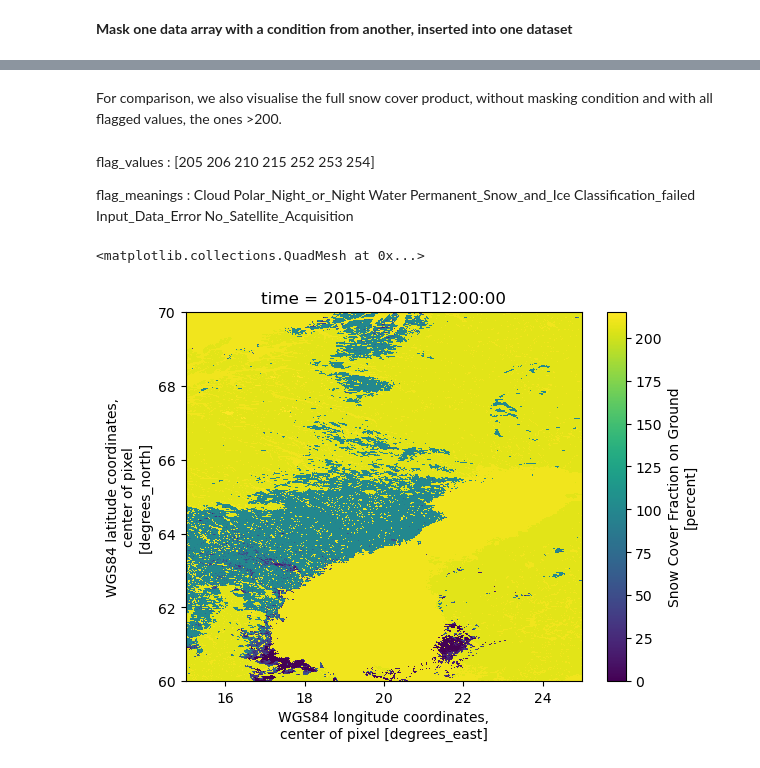
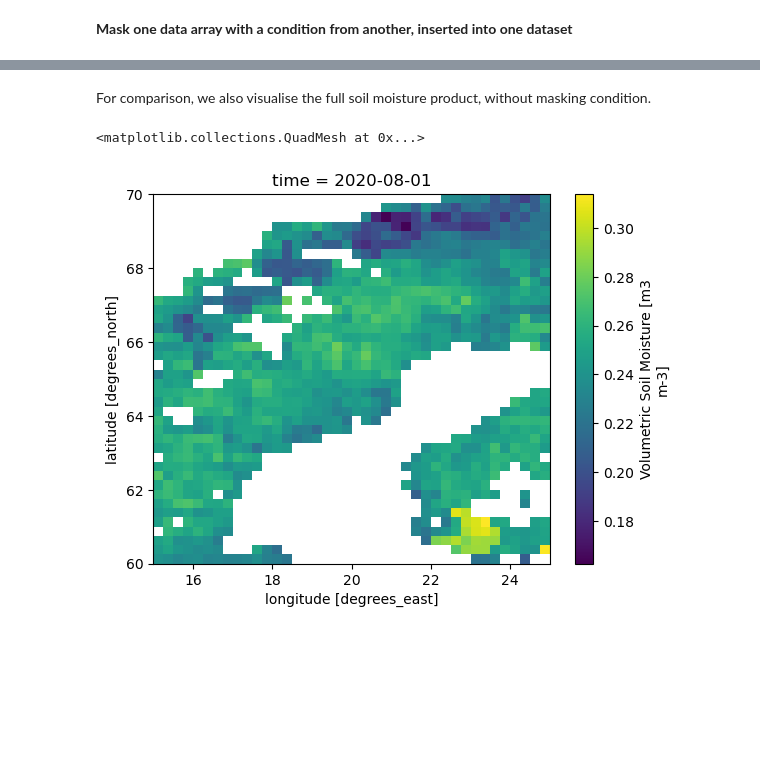
Before and after one commit to deepesdl/deepesdl-doc, a Jupyter notebook: notebooks/06_Spatial_Regridding_and_Masking.ipynb, the cells around one changed output, grey strips where cells are left out. Saved outputs shown, nothing was run; the diff lists cells and outputs as text; code cells hidden in the pictures; blank space fills up the shorter version.

```diff
--- a/notebooks/06_Spatial_Regridding_and_Masking.ipynb
+++ b/notebooks/06_Spatial_Regridding_and_Masking.ipynb
@@ -180,0 +87,2 @@ history :
+# %%
+SM = cci_store.open_data("ESACCI-SOILMOISTURE-L3S-SSMV-COMBINED-1978-2021-fv07.1.zarr")
@@ -188,10 +116,10 @@ stop_date = datetime.datetime(2015,12,31)
 # %% [markdown]
 Spatial subset:
 # %%
-min_lat = 70.
-max_lat = 60.
+min_lat = 70.0
+max_lat = 60.0
 min_lon = 15
-max_lon = 25.
+max_lon = 25.0
 # %% [markdown]
 Subsetting the Land Cover dataset, results in only one time slice per year for LC:
 # %%
@@ -223,8 +153,10 @@ Subsetting the Snow Cover dataset, choosing only one month here to reduce data t
 # %%
-start_date = datetime.datetime(2015,4,1)
-stop_date = datetime.datetime(2015,4,30)
+start_date = datetime.datetime(2020, 8, 1)
+stop_date = datetime.datetime(2020, 8, 31)
 # %%
-SC = SC.sel(lat=slice(max_lat, min_lat),
-            lon=slice(min_lon, max_lon),
-            time=slice(start_date, stop_date))
+SM = SM.sel(
+    lat=slice(min_lat, max_lat),
+    lon=slice(min_lon, max_lon),
+    time=slice(start_date, stop_date),
+)
 # %%
@@ -680,11 +434,7 @@ SC_crop.isel(time=0).plot.hist(bins=100)
 # %% [markdown]
-For comparison, we also visualise the full snow cover product, without masking condition and with all flagged values, the ones >200.
+For comparison, we also visualise the full soil moisture product, without masking condition.
-# %% [markdown]
-flag_values : [205 206 210 215 252 253 254]
-
-flag_meanings : Cloud Polar_Night_or_Night Water Permanent_Snow_and_Ice Classification_failed Input_Data_Error No_Satellite_Acquisition
 # %%
-SC.scfg.isel(time=0).plot()
+SM.sm.isel(time=0).plot()
 # %% [output]
 <matplotlib.collections.QuadMesh at 0x...>
-[figure, old version]
+[figure, new version]
```
Also changed, not shown: parts of 48 cells of this notebook, 5 other files.
